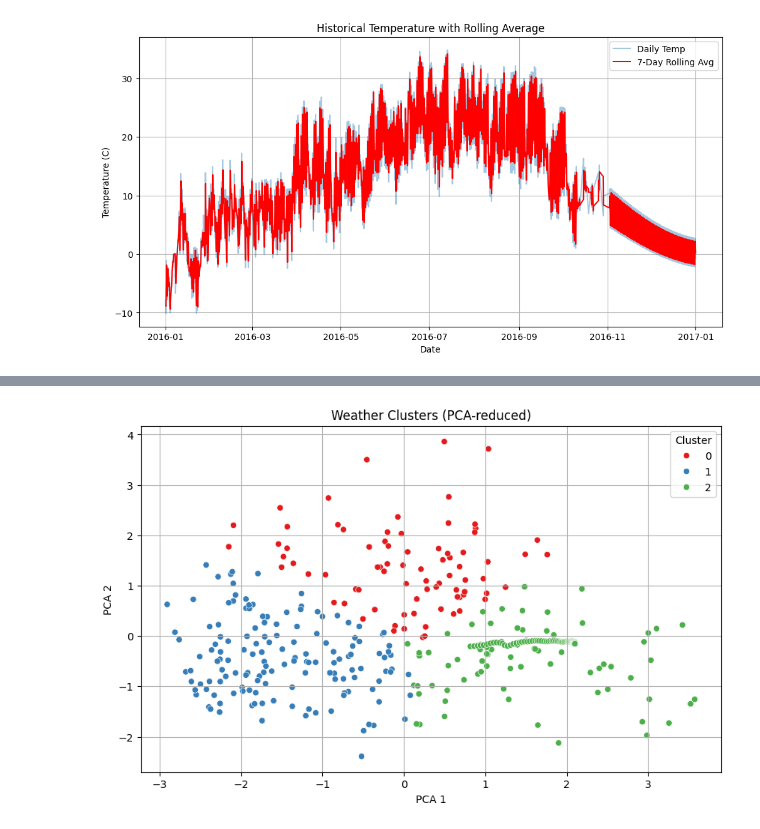
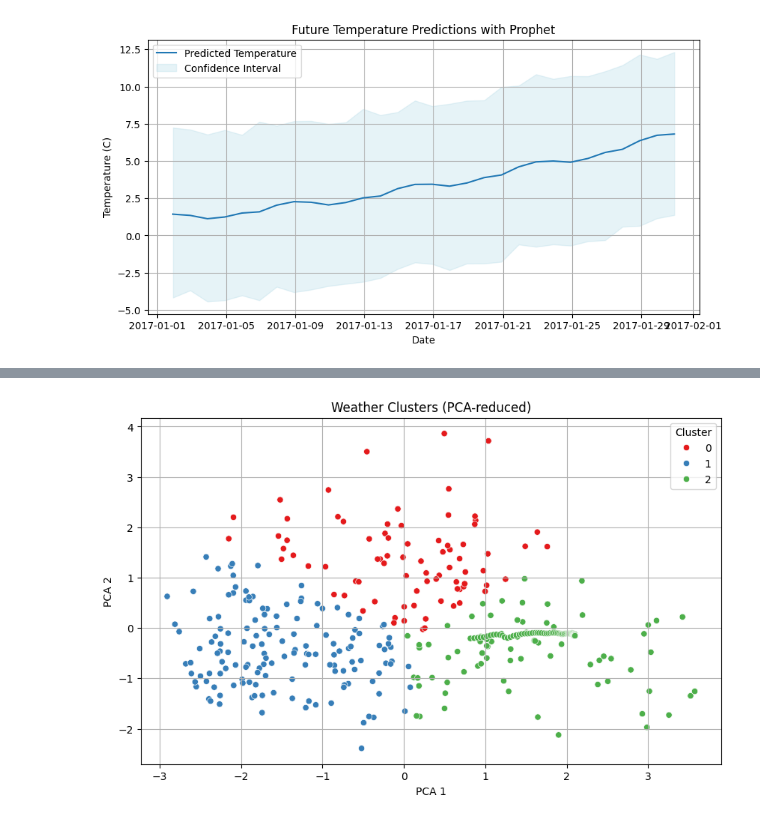
Before and after one commit to RinorRexhaj/Weather-Forecast, a Jupyter notebook: Project.ipynb, the cells around one changed output, grey strips where cells are left out. Drawn from its saved outputs; the diff is of its cells as text; code cells hidden in the pictures.

Commit message:
Added Prophet forecasting, Linear Regression, LSTM prediction.

```diff
--- a/Project.ipynb
+++ b/Project.ipynb
@@ -65,6 +55,7 @@ memory usage: 8.8+ MB
 | 4 | 2006-01-01 04:00:00.000 +0100 | Mostly Cloudy | rain | 1.183333 | -2.744444 | 0.86 | ... |
 # %%
 # Preprocessing the Data
+df.rename(columns={'Formatted Date': 'Date'}, inplace=True)
 df.replace('?', np.nan, inplace=True)
 missing_values = df.isnull().sum()
 print("Missing values per column:\n", missing_values)
@@ -92,8 +83,3 @@ Pressure (millibars)          0
 dtypes: float64(6), int64(2), object(4)
 memory usage: 8.8+ MB
 None
-# %%
-# Keeping the data from the latest year only
-df['Formatted Date'] = pd.to_datetime(df['Formatted Date'], utc=True)
-df = df[df['Formatted Date'].dt.year == 2016].copy()
-print(df.info())
@@ -120,0 +86,5 @@ None
+# %%
+# Keeping the data from the latest year only
+df['Date'] = pd.to_datetime(df['Date'], utc=True)
+df = df[df['Date'].dt.year == 2016].copy()
+print(df.info())
@@ -146,15 +167,32 @@ None
 # %%
-# Rolling Average Visualization
-df.set_index('Formatted Date', inplace=True)
-df['Rolling Mean'] = df['Temperature (C)'].rolling(window=7).mean()
+df_prophet = df[['Date', 'Temperature (C)']].copy()
+df_prophet['ds'] = df_prophet['Date'].dt.tz_localize(None)  # Remove timezone info
+df_prophet['y'] = df_prophet['Temperature (C)']
 
-plt.figure(figsize=(12, 6))
-plt.plot(df['Temperature (C)'], label='Daily Temp', alpha=0.4)
-plt.plot(df['Rolling Mean'], label='7-Day Rolling Avg', color='red')
-plt.legend()
-plt.title("Historical Temperature with Rolling Average")
+df_prophet = df_prophet[['ds', 'y']]
+
+model = Prophet(yearly_seasonality=True, daily_seasonality=False)
+model.fit(df_prophet)
+
+future = model.make_future_dataframe(periods=30)
+forecast = model.predict(future)
+# Get the last date from your original data
+last_date = df_prophet['ds'].max()
+
+# Filter forecast to keep only future dates
+future_forecast = forecast[forecast['ds'] > last_date]
+
+# Plot future predictions
+plt.figure(figsize=(10, 5))
+plt.plot(future_forecast['ds'], future_forecast['yhat'], label='Predicted Temperature')
+plt.fill_between(future_forecast['ds'],
+                 future_forecast['yhat_lower'],
+                 future_forecast['yhat_upper'],
+                 color='lightblue', alpha=0.3, label='Confidence Interval')
+plt.title("Future Temperature Predictions with Prophet")
 plt.xlabel("Date")
 plt.ylabel("Temperature (C)")
+plt.legend()
 plt.grid(True)
 plt.show()
 # %% [output]
@@ -161 +201 @@ plt.show()
-[figure, old version]
+[figure, new version]
```
Also changed, not shown: parts of 27 cells of this notebook, 1 other file.
